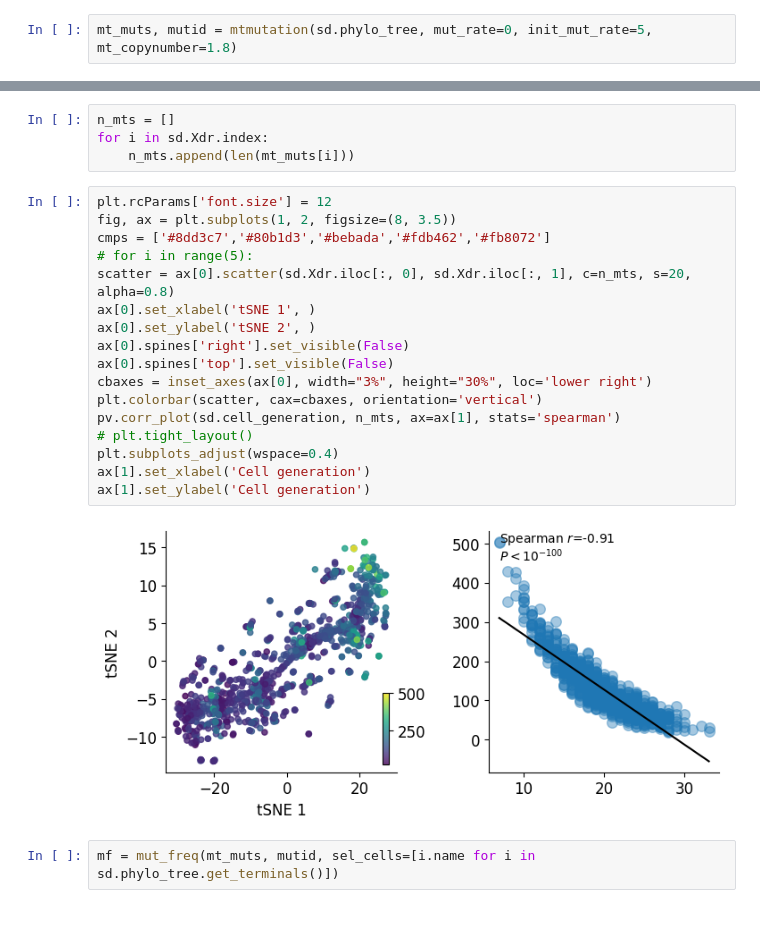
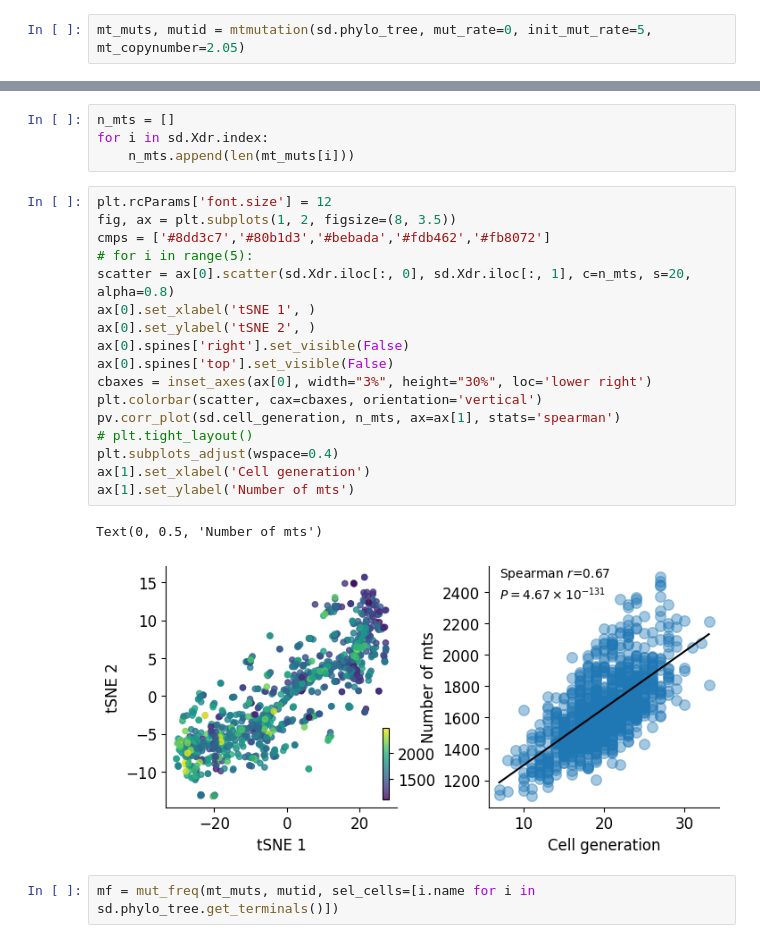
Before and after one commit to kunwang34/mtDNA_simulation, a Jupyter notebook: notebook/Linear_model.ipynb, the cells around one changed output, grey strips where cells are left out. Cells and saved outputs as stored; diff of their text form.

```diff
--- a/notebook/Linear_model.ipynb
+++ b/notebook/Linear_model.ipynb
@@ -126,7 +126,7 @@ sd = pickle.load(open('../results/sd_linear.pkl', 'rb'))
 # %%
 seqs = DNAmutation(sd.phylo_tree, mut_rate=0.1)
 # %%
-mt_muts, mutid = mtmutation(sd.phylo_tree, mut_rate=0, init_mut_rate=5, mt_copynumber=1.8)
+mt_muts, mutid = mtmutation(sd.phylo_tree, mut_rate=0, init_mut_rate=5, mt_copynumber=2.05)
 # %%
 pre_existing_mut = set()
 for i in mt_muts['<0_0>']:
@@ -138,22 +138,23 @@ for i in sd.Xdr.index:
 # %%
 plt.rcParams['font.size'] = 12
 fig, ax = plt.subplots(1, 2, figsize=(8, 3.5))
 cmps = ['#8dd3c7','#80b1d3','#bebada','#fdb462','#fb8072']
 # for i in range(5):
 scatter = ax[0].scatter(sd.Xdr.iloc[:, 0], sd.Xdr.iloc[:, 1], c=n_mts, s=20, alpha=0.8)
 ax[0].set_xlabel('tSNE 1', )
 ax[0].set_ylabel('tSNE 2', )
 ax[0].spines['right'].set_visible(False)
 ax[0].spines['top'].set_visible(False)
 cbaxes = inset_axes(ax[0], width="3%", height="30%", loc='lower right')
 plt.colorbar(scatter, cax=cbaxes, orientation='vertical')
 pv.corr_plot(sd.cell_generation, n_mts, ax=ax[1], stats='spearman')
 # plt.tight_layout()
 plt.subplots_adjust(wspace=0.4)
 ax[1].set_xlabel('Cell generation')
-ax[1].set_ylabel('Cell generation')
+ax[1].set_ylabel('Number of mts')
 # %% [output]
+Text(0, 0.5, 'Number of mts')
-[figure, old version]
+[figure, new version]
 # %%
 mf = mut_freq(mt_muts, mutid, sel_cells=[i.name for i in sd.phylo_tree.get_terminals()])
 # %%
```
Also changed, not shown: parts of 5 cells of this notebook, 1 other file.
